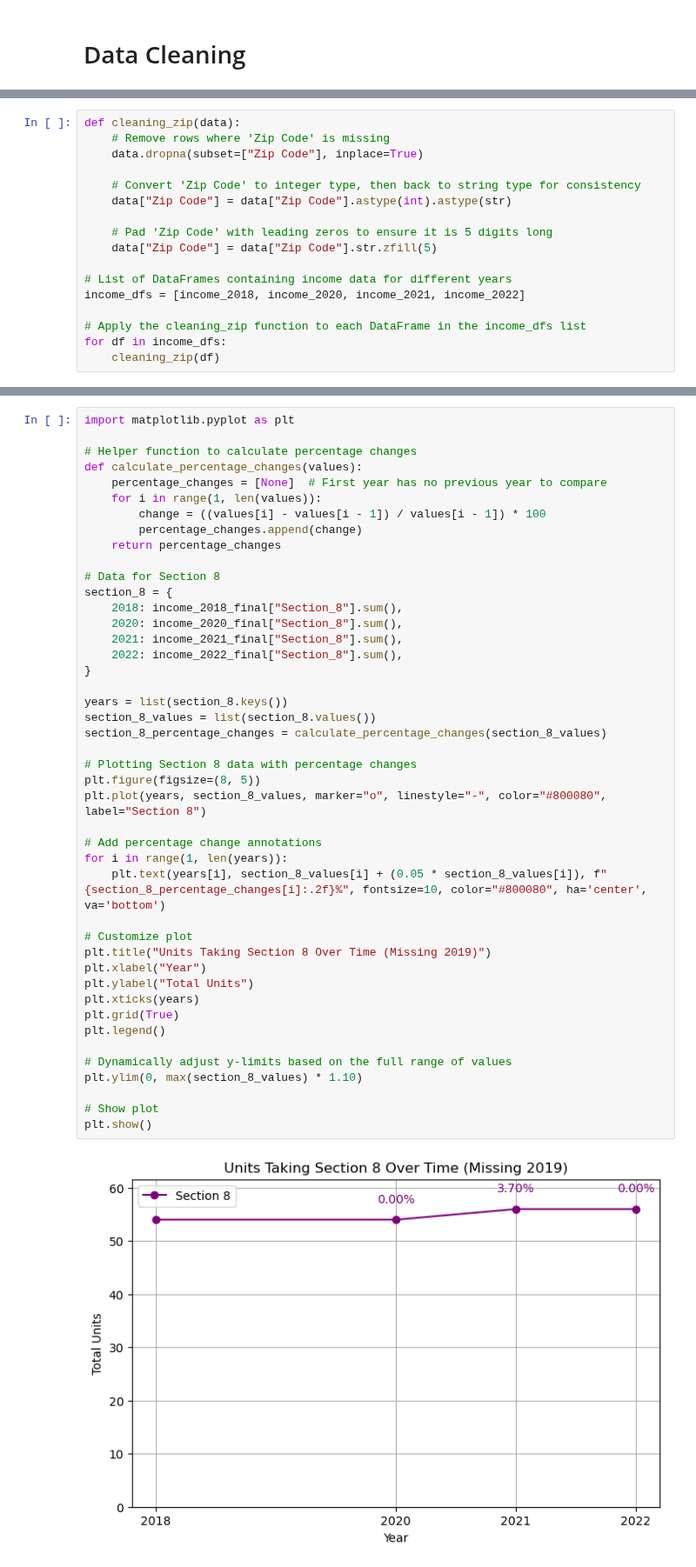
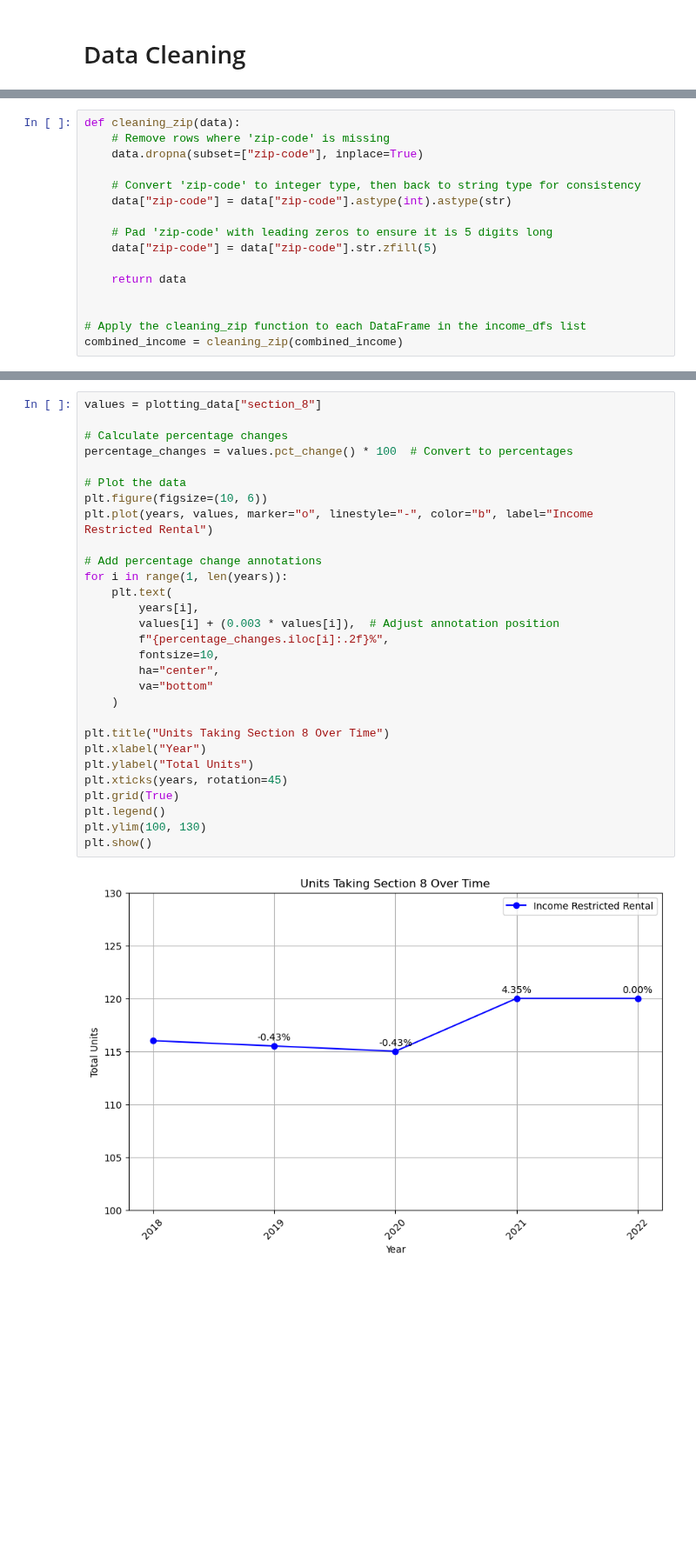
Before and after one commit to BU-Spark/ds-bcc-tania-fernandes-d7, a Jupyter notebook: fa24-team-b/housing/notebooks/income_restricted_housing/income_restricted_housing.ipynb, the cells around one changed output, grey strips where cells are left out. Shown at 87% size. Saved outputs shown, nothing was run; the diff lists cells and outputs as text; blank space fills up the shorter version.

```diff
--- a/fa24-team-b/housing/notebooks/income_restricted_housing/income_restricted_housing.ipynb
+++ b/fa24-team-b/housing/notebooks/income_restricted_housing/income_restricted_housing.ipynb
@@ -112,17 +129,16 @@ plt.show()
 # %%
 def cleaning_zip(data):
-    # Remove rows where 'Zip Code' is missing
-    data.dropna(subset=["Zip Code"], inplace=True)
+    # Remove rows where 'zip-code' is missing
+    data.dropna(subset=["zip-code"], inplace=True)
 
-    # Convert 'Zip Code' to integer type, then back to string type for consistency
-    data["Zip Code"] = data["Zip Code"].astype(int).astype(str)
+    # Convert 'zip-code' to integer type, then back to string type for consistency
+    data["zip-code"] = data["zip-code"].astype(int).astype(str)
 
-    # Pad 'Zip Code' with leading zeros to ensure it is 5 digits long
-    data["Zip Code"] = data["Zip Code"].str.zfill(5)
+    # Pad 'zip-code' with leading zeros to ensure it is 5 digits long
+    data["zip-code"] = data["zip-code"].str.zfill(5)
 
-# List of DataFrames containing income data for different years
-income_dfs = [income_2018, income_2020, income_2021, income_2022]
+    return data
+
 
 # Apply the cleaning_zip function to each DataFrame in the income_dfs list
-for df in income_dfs:
-    cleaning_zip(df)
+combined_income = cleaning_zip(combined_income)
@@ -503,46 +522,31 @@ plt.show()
 # %%
-import matplotlib.pyplot as plt
+values = plotting_data["section_8"]
 
-# Helper function to calculate percentage changes
-def calculate_percentage_changes(values):
-    percentage_changes = [None]  # First year has no previous year to compare
-    for i in range(1, len(values)):
-        change = ((values[i] - values[i - 1]) / values[i - 1]) * 100
-        percentage_changes.append(change)
-    return percentage_changes
+# Calculate percentage changes
+percentage_changes = values.pct_change() * 100  # Convert to percentages
 
-# Data for Section 8
-section_8 = {
-    2018: income_2018_final["Section_8"].sum(),
-    2020: income_2020_final["Section_8"].sum(),
-    2021: income_2021_final["Section_8"].sum(),
-    2022: income_2022_final["Section_8"].sum(),
-}
-
-years = list(section_8.keys())
-section_8_values = list(section_8.values())
-section_8_percentage_changes = calculate_percentage_changes(section_8_values)
-
-# Plotting Section 8 data with percentage changes
-plt.figure(figsize=(8, 5))
-plt.plot(years, section_8_values, marker="o", linestyle="-", color="#800080", label="Section 8")
+# Plot the data
+plt.figure(figsize=(10, 6))
+plt.plot(years, values, marker="o", linestyle="-", color="b", label="Income Restricted Rental")
 
 # Add percentage change annotations
 for i in range(1, len(years)):
-    plt.text(years[i], section_8_values[i] + (0.05 * section_8_values[i]), f"{section_8_percentage_changes[i]:.2f}%", fontsize=10, color="#800080", ha='center', va='bottom')
+    plt.text(
+        years[i],
+        values[i] + (0.003 * values[i]),  # Adjust annotation position
+        f"{percentage_changes.iloc[i]:.2f}%",
+        fontsize=10,
+        ha="center",
+        va="bottom"
+    )
 
-# Customize plot
-plt.title("Units Taking Section 8 Over Time (Missing 2019)")
+plt.title("Units Taking Section 8 Over Time")
 plt.xlabel("Year")
 plt.ylabel("Total Units")
-plt.xticks(years)
+plt.xticks(years, rotation=45)
 plt.grid(True)
 plt.legend()
-
-# Dynamically adjust y-limits based on the full range of values
-plt.ylim(0, max(section_8_values) * 1.10)
-
-# Show plot
+plt.ylim(100, 130)
 plt.show()
 # %% [output]
-[figure, old version]
+[figure, new version]
```
Also changed, not shown: parts of 17 cells of this notebook.
